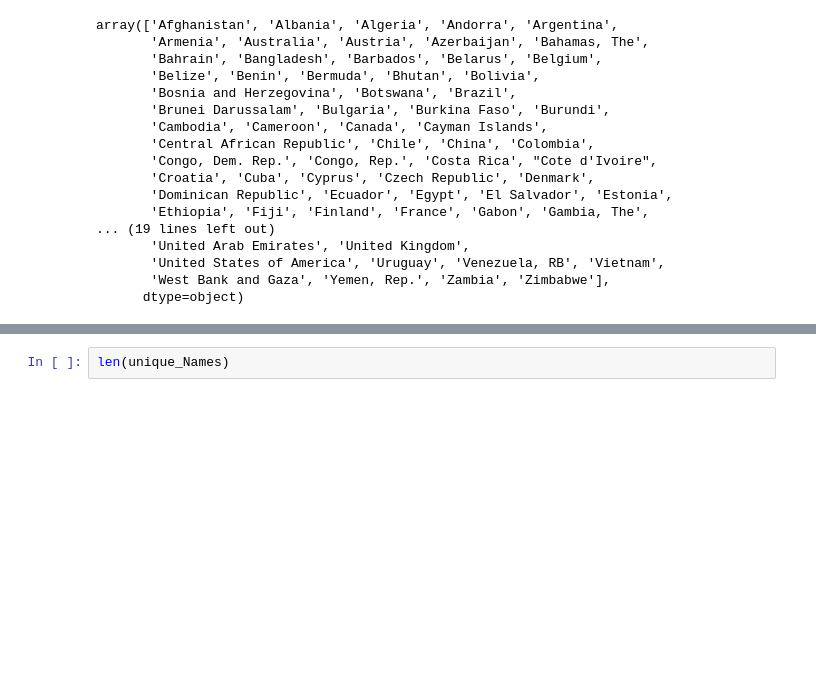
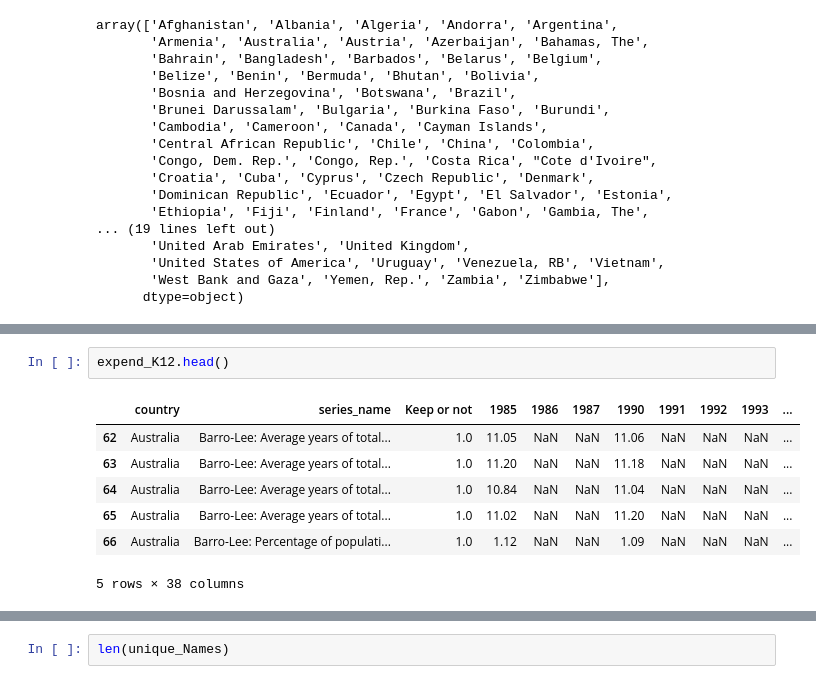
Before and after one commit to bluewallumich/Predicting-Educational-Outcomes, a Jupyter notebook: Supervised_Inference.ipynb, the cells around one changed output, grey strips where cells are left out. Drawn from its saved outputs; the diff is of its cells as text; blank space fills up the shorter version.

```diff
--- a/Supervised_Inference.ipynb
+++ b/Supervised_Inference.ipynb
@@ -46,0 +60,10 @@ array(['Afghanistan', 'Albania', 'Algeria', 'Andorra', 'Argentina',
+# %%
+expend_K12.head()
+# %% [output]
+|  | country | series_name | Keep or not | 1985 | 1986 | 1987 | 1990 | 1991 | 1992 | 1993 | ... |
+| 62 | Australia | Barro-Lee: Average years of total... | 1.0 | 11.05 | NaN | NaN | 11.06 | NaN | NaN | NaN | ... |
+| 63 | Australia | Barro-Lee: Average years of total... | 1.0 | 11.20 | NaN | NaN | 11.18 | NaN | NaN | NaN | ... |
+| 64 | Australia | Barro-Lee: Average years of total... | 1.0 | 10.84 | NaN | NaN | 11.04 | NaN | NaN | NaN | ... |
+| 65 | Australia | Barro-Lee: Average years of total... | 1.0 | 11.02 | NaN | NaN | 11.20 | NaN | NaN | NaN | ... |
+| 66 | Australia | Barro-Lee: Percentage of populati... | 1.0 | 1.12 | NaN | NaN | 1.09 | NaN | NaN | NaN | ... |
+5 rows × 38 columns
```
Also changed, not shown: parts of 6 cells of this notebook, 1 other file.
